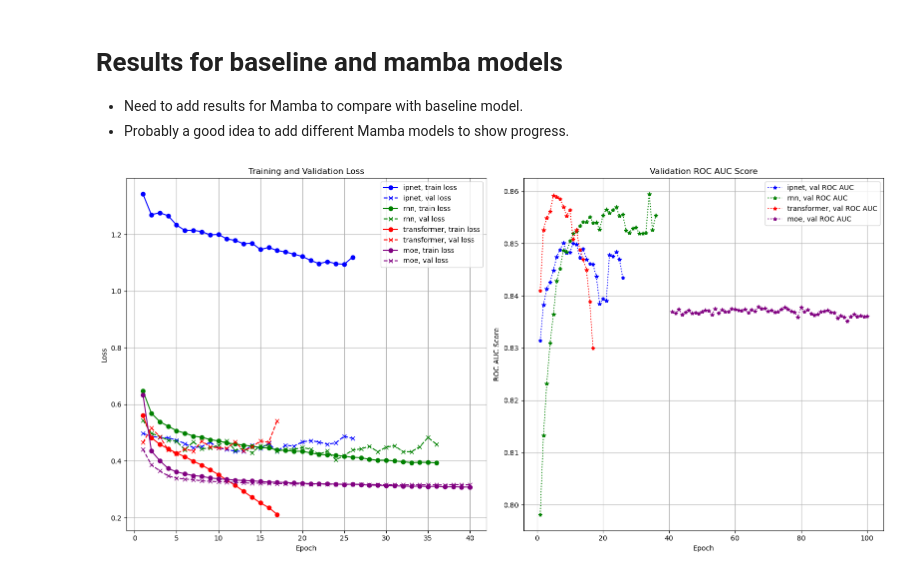
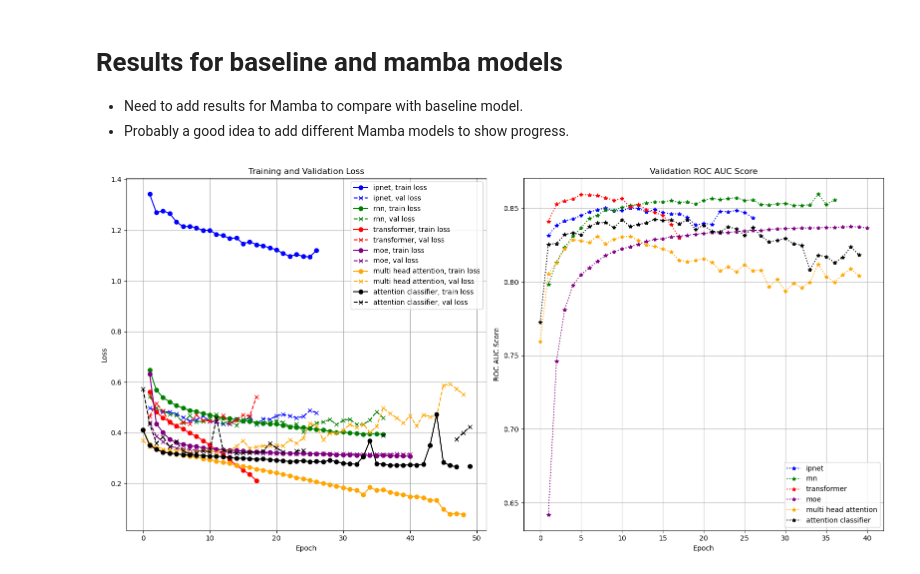
Before and after one commit to karlfindhansen/02456_ssm_ehr, a Jupyter notebook: results_visuals.ipynb, the cells around one changed output. Saved outputs shown, nothing was run; the diff lists cells and outputs as text; code cells hidden in the pictures.

Commit message:
new data added to plot

```diff
--- a/results_visuals.ipynb
+++ b/results_visuals.ipynb
@@ -12,7 +12,7 @@ import os
 import pandas as pd
 
 basefolder = r'Results'
-result_folders = [r'ipnet', r'rnn', r'transformer', r'MOE_attention_MAMBA']
+result_folders = [r'ipnet', r'rnn', r'transformer', r'MOE_attention_MAMBA', r'multi_head_attention', r'attention_classifier']
 splits = [r'split_1', r'split_2', r'split_3', r'split_4', r'split_5']
 files = [r'test_results.json', r'training_log.csv']
 
@@ -38,6 +38,11 @@ df_ipnet = dfs['ipnet']
 df_rnn = dfs['rnn']
 df_transformer = dfs['transformer']
 df_moe = dfs['MOE_attention_MAMBA']
+df_multi_head = dfs['multi_head_attention']
+df_attention_classifier = dfs['attention_classifier']
+
+df_attention_classifier['train_loss'] = df_attention_classifier['train_loss'].apply(lambda x: x if x < 1 else None)
+df_attention_classifier['val_loss'] = df_attention_classifier['val_loss'].apply(lambda x: x if x < 1 else None)
 # %%
 
 fig, axs = plt.subplots(1, 2, figsize=(16, 8))
@@ -45,35 +50,41 @@ fig, axs = plt.subplots(1, 2, figsize=(16, 8))
 colors = {
     'ipnet': 'blue',
     'rnn': 'green',
     'transformer': 'red',
     'moe_attention': 'purple'
 }
 
 axs[0].plot(df_ipnet['train_loss'], label='ipnet, train loss', linestyle='-', marker='o', color=colors['ipnet'])
 axs[0].plot(df_ipnet['val_loss'], label='ipnet, val loss', linestyle='--', marker='x', color=colors['ipnet'])
 axs[0].plot(df_rnn['train_loss'], label='rnn, train loss', linestyle='-', marker='o', color=colors['rnn'])
 axs[0].plot(df_rnn['val_loss'], label='rnn, val loss', linestyle='--', marker='x', color=colors['rnn'])
 axs[0].plot(df_transformer['train_loss'], label='transformer, train loss', linestyle='-', marker='o', color=colors['transformer'])
 axs[0].plot(df_transformer['val_loss'], label='transformer, val loss', linestyle='--', marker='x', color=colors['transformer'])
 axs[0].plot(df_moe['train_loss'][:40], label='moe, train loss', linestyle='-', marker='o', color=colors['moe_attention']) # starts overfitting here
 axs[0].plot(df_moe['val_loss'][:40], label='moe, val loss', linestyle='--', marker='x', color=colors['moe_attention']) # starts overfitting here
+axs[0].plot(df_multi_head['train_loss'], label='multi head attention, train loss', linestyle='-', marker='o', color='orange')
+axs[0].plot(df_multi_head['val_loss'], label='multi head attention, val loss', linestyle='--', marker='x', color='orange')
+axs[0].plot(df_attention_classifier['train_loss'], label='attention classifier, train loss', linestyle='-', marker='o', color='black')
+axs[0].plot(df_attention_classifier['val_loss'], label='attention classifier, val loss', linestyle='--', marker='x', color='black')
 axs[0].set_title('Training and Validation Loss')
 axs[0].set_xlabel('Epoch')
 axs[0].set_ylabel('Loss')
 axs[0].grid(True)
 axs[0].legend()
 
-axs[1].plot(df_ipnet['val_roc_auc_score'], label='ipnet, val ROC AUC', linestyle=':', marker='*', color=colors['ipnet'])
-axs[1].plot(df_rnn['val_roc_auc_score'], label='rnn, val ROC AUC', linestyle=':', marker='*', color=colors['rnn'])
-axs[1].plot(df_transformer['val_roc_auc_score'], label='transformer, val ROC AUC', linestyle=':', marker='*', color=colors['transformer'])
-axs[1].plot(df_moe['auc_score'][:40], label='moe, val ROC AUC', linestyle=':', marker='*', color=colors['moe_attention']) # starts overfitting here
+axs[1].plot(df_ipnet['val_roc_auc_score'], label='ipnet', linestyle=':', marker='*', color=colors['ipnet'])
+axs[1].plot(df_rnn['val_roc_auc_score'], label='rnn', linestyle=':', marker='*', color=colors['rnn'])
+axs[1].plot(df_transformer['val_roc_auc_score'], label='transformer', linestyle=':', marker='*', color=colors['transformer'])
+axs[1].plot(df_moe['auc_score'][:40], label='moe', linestyle=':', marker='*', color=colors['moe_attention']) # starts overfitting here
+axs[1].plot(df_multi_head['roc_auc_score'][:40], label='multi head attention', linestyle=':', marker='*', color='orange')
+axs[1].plot(df_attention_classifier['roc_auc_score'][:40], label='attention classifier', linestyle=':', marker='*', color='black')
 axs[1].set_title('Validation ROC AUC Score')
 axs[1].set_xlabel('Epoch')
 axs[1].set_ylabel('ROC AUC Score')
 axs[1].grid(True)
 axs[1].legend()
 
 plt.tight_layout()
 plt.show()
 # %% [output]
-[figure, old version]
+[figure, new version]
```
Also changed, not shown: 11 other files.
